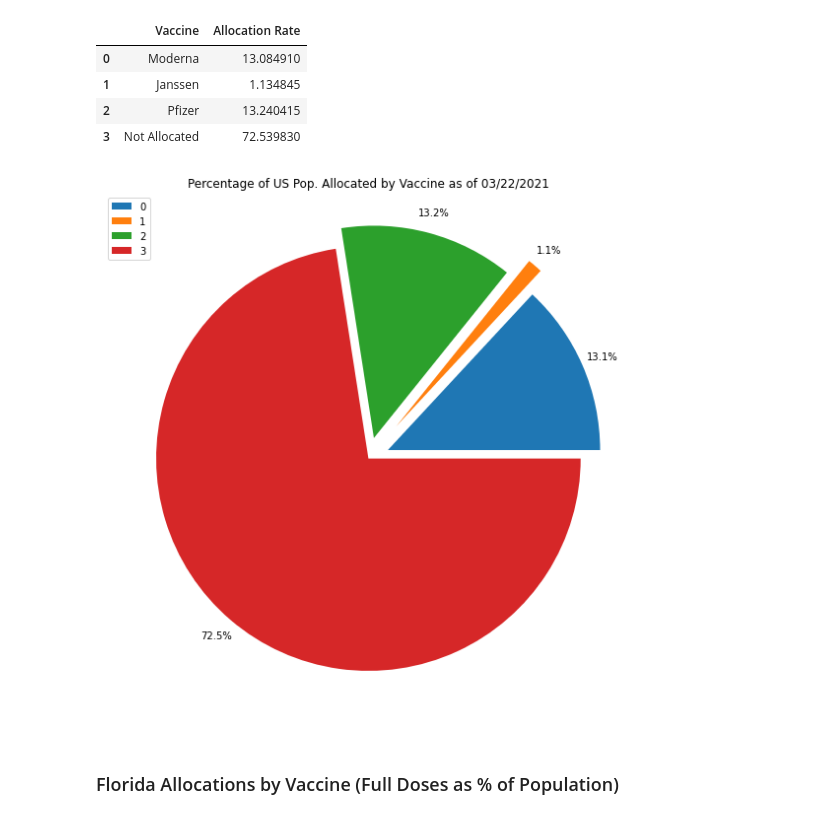
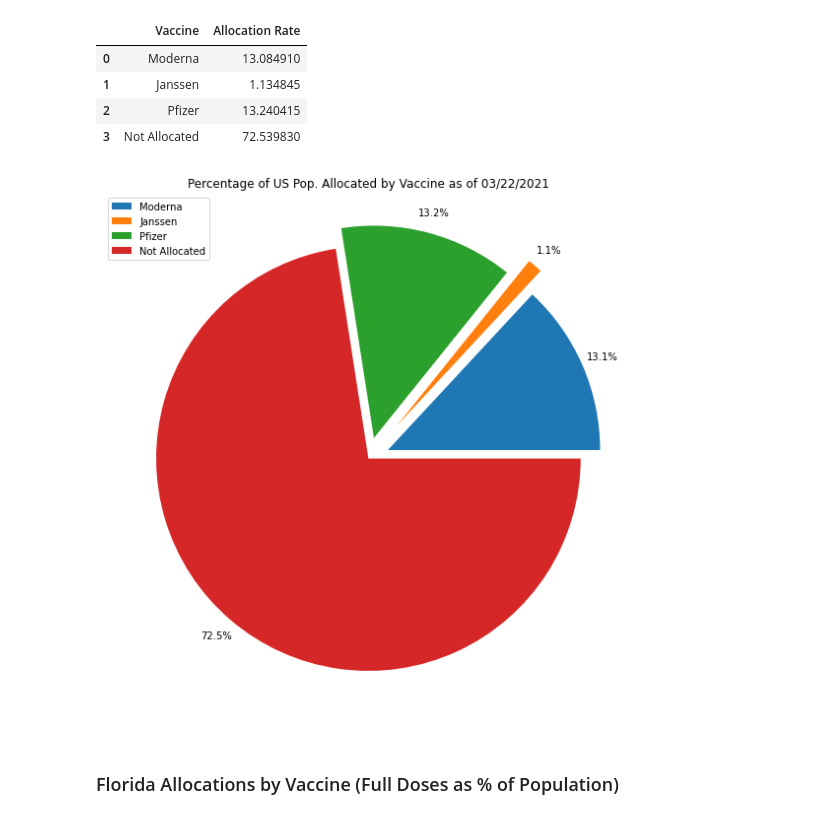
Before and after one commit to millerbrook/ETL-Project, a Jupyter notebook: Analysis.ipynb, the cells around one changed output. Cells and saved outputs as stored; diff of their text form; code cells hidden in the pictures.

Commit message:
Updates from main, plus fix for vaccine_allocations chart

```diff
--- a/Analysis.ipynb
+++ b/Analysis.ipynb
@@ -152,15 +152,15 @@ by_vaccine_df
 | 3 | Not Allocated | 72.539830 |
 # %%
 # Pie Plot of Allocation of Total US Population by Vaccine
-plot = by_vaccine_df.plot.pie(x='Vaccine', y='Allocation Rate', figsize=(8,8), pctdistance=1.1, explode = (0.1, 0.2, 0.1, 0.0), labeldistance=None, autopct='%1.1f%%')
+plot = by_vaccine_df.set_index('Vaccine').plot.pie(x='Vaccine', y='Allocation Rate', figsize=(8,8), pctdistance=1.1, explode = (0.1, 0.2, 0.1, 0.0), labeldistance=None, autopct='%1.1f%%')
 plt.legend(loc='upper left')
 plt.ylabel("")
 plt.title(f'Percentage of US Pop. Allocated by Vaccine as of {as_of_date}')
 plt.savefig('Images/vaccine_allocations.png', bbox_inches="tight", facecolor='white', pad_inches=0.5)
 plt.tight_layout()
 plt.show()
 # %% [output]
-[figure, old version]
+[figure, new version]
 # %% [markdown]
 ### Florida Allocations by Vaccine (Full Doses as % of Population)
 # %%
```
Also changed, not shown: 4 other files.
